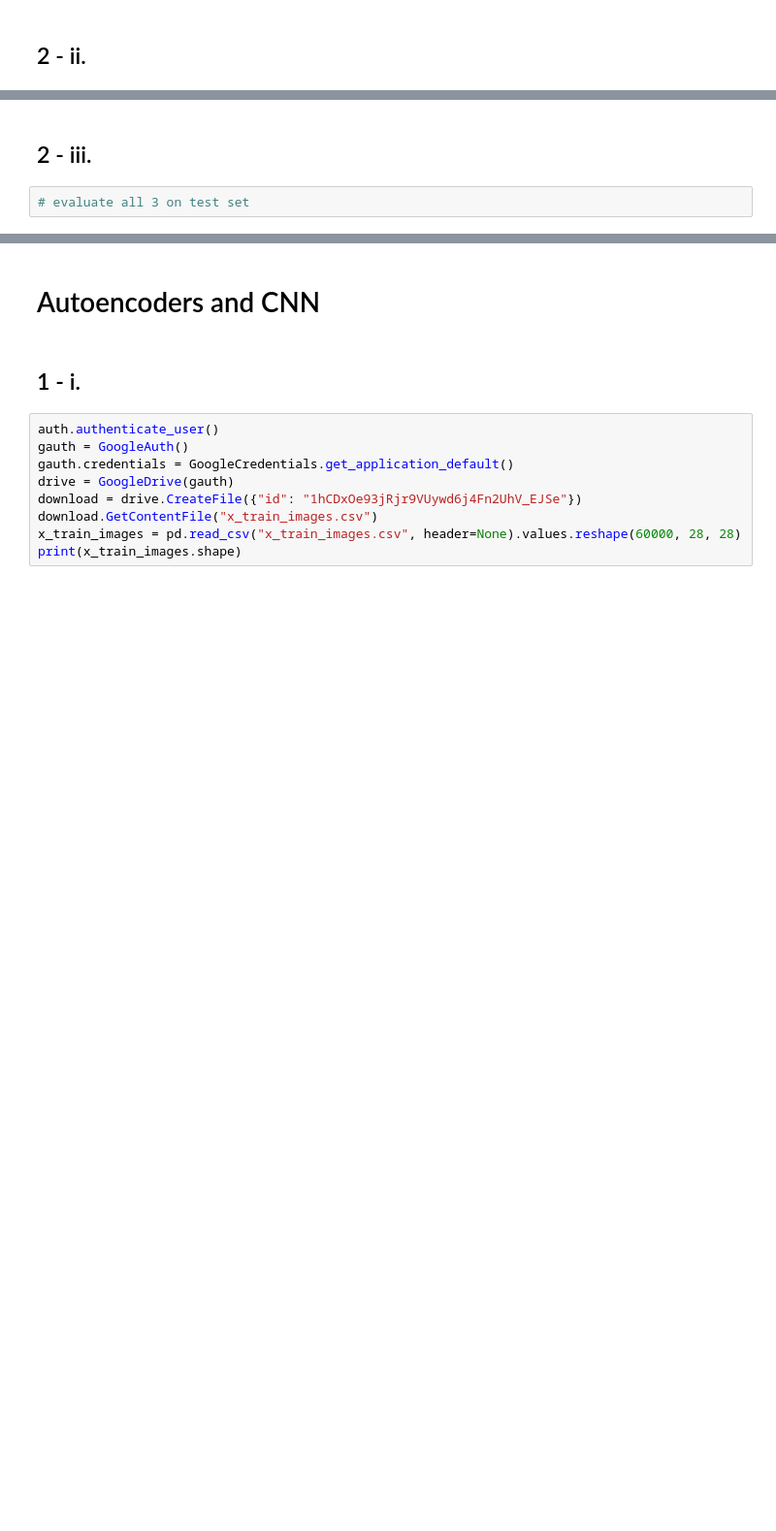
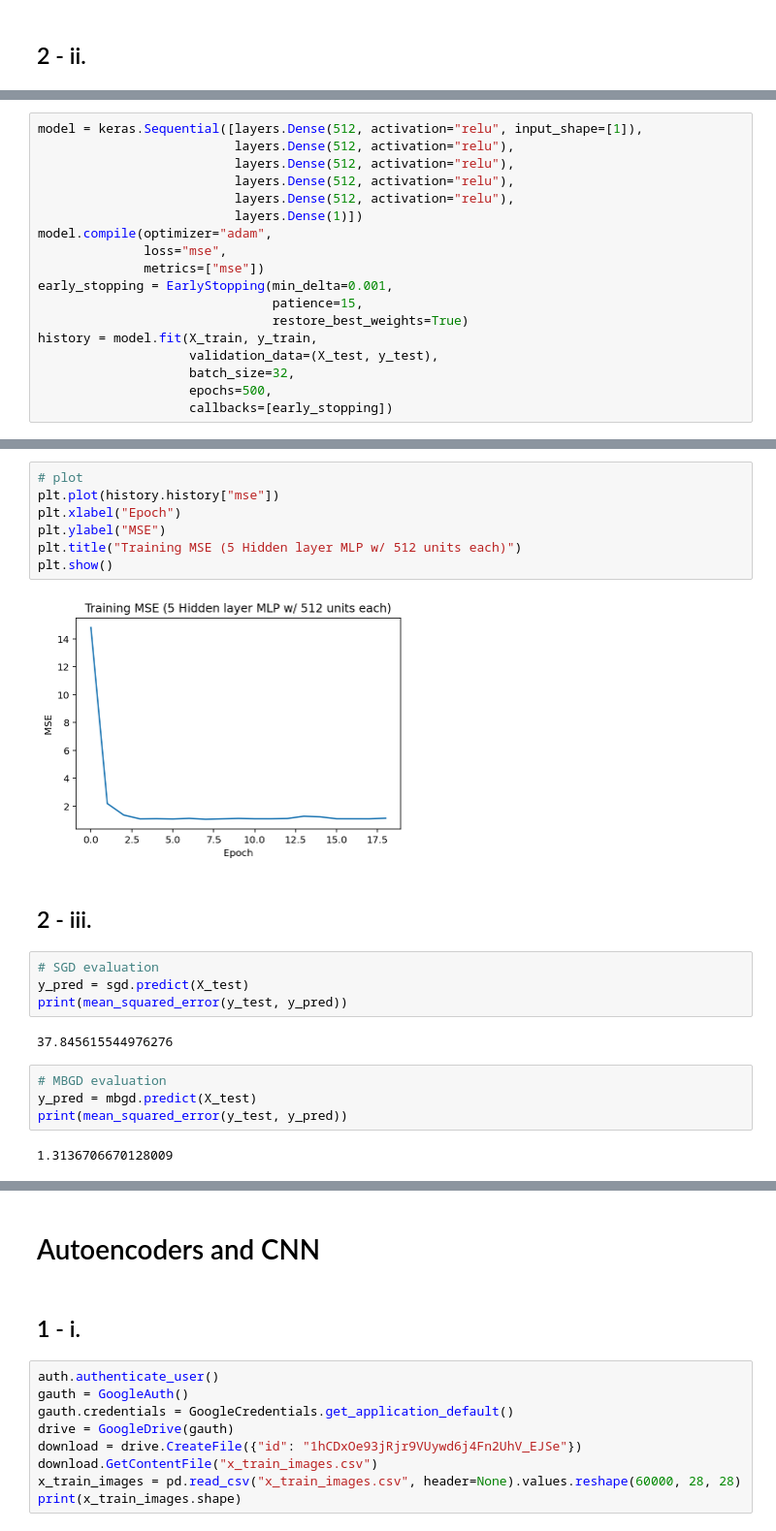
Before and after one commit to David-dmh/DL-PBA2, a Jupyter notebook: DL_PBA2.ipynb, the cells around one changed output, grey strips where cells are left out. Shown at 97% size. Saved outputs shown, nothing was run; the diff lists cells and outputs as text; blank space fills up the shorter version.

```diff
--- a/DL_PBA2.ipynb
+++ b/DL_PBA2.ipynb
@@ -229,0 +263,18 @@ early_stopping = keras.callbacks.EarlyStopping(patience=10,
+# %%
+model = keras.Sequential([layers.Dense(512, activation="relu", input_shape=[1]),
+                          layers.Dense(512, activation="relu"),
+                          layers.Dense(512, activation="relu"),
+                          layers.Dense(512, activation="relu"),
+                          layers.Dense(512, activation="relu"),
+                          layers.Dense(1)])
+model.compile(optimizer="adam",
+              loss="mse",
+              metrics=["mse"])
+early_stopping = EarlyStopping(min_delta=0.001,
+                               patience=15,
+                               restore_best_weights=True)
+history = model.fit(X_train, y_train,
+                    validation_data=(X_test, y_test),
+                    batch_size=32,
+                    epochs=500,
+                    callbacks=[early_stopping])
@@ -230,4 +299,23 @@ early_stopping = keras.callbacks.EarlyStopping(patience=10,
+# %%
+# plot
+plt.plot(history.history["mse"])
+plt.xlabel("Epoch")
+plt.ylabel("MSE")
+plt.title("Training MSE (5 Hidden layer MLP w/ 512 units each)")
+plt.show()
+# %% [output]
+[figure, added]
 # %% [markdown]
 ## 2 - iii.
-# %%
-# evaluate all 3 on test set
+# %%
+# SGD evaluation
+y_pred = sgd.predict(X_test)
+print(mean_squared_error(y_test, y_pred))
+# %% [output]
+37.845615544976276
+# %%
+# MBGD evaluation
+y_pred = mbgd.predict(X_test)
+print(mean_squared_error(y_test, y_pred))
+# %% [output]
+1.3136706670128009
```
Also changed, not shown: parts of 25 cells of this notebook.
